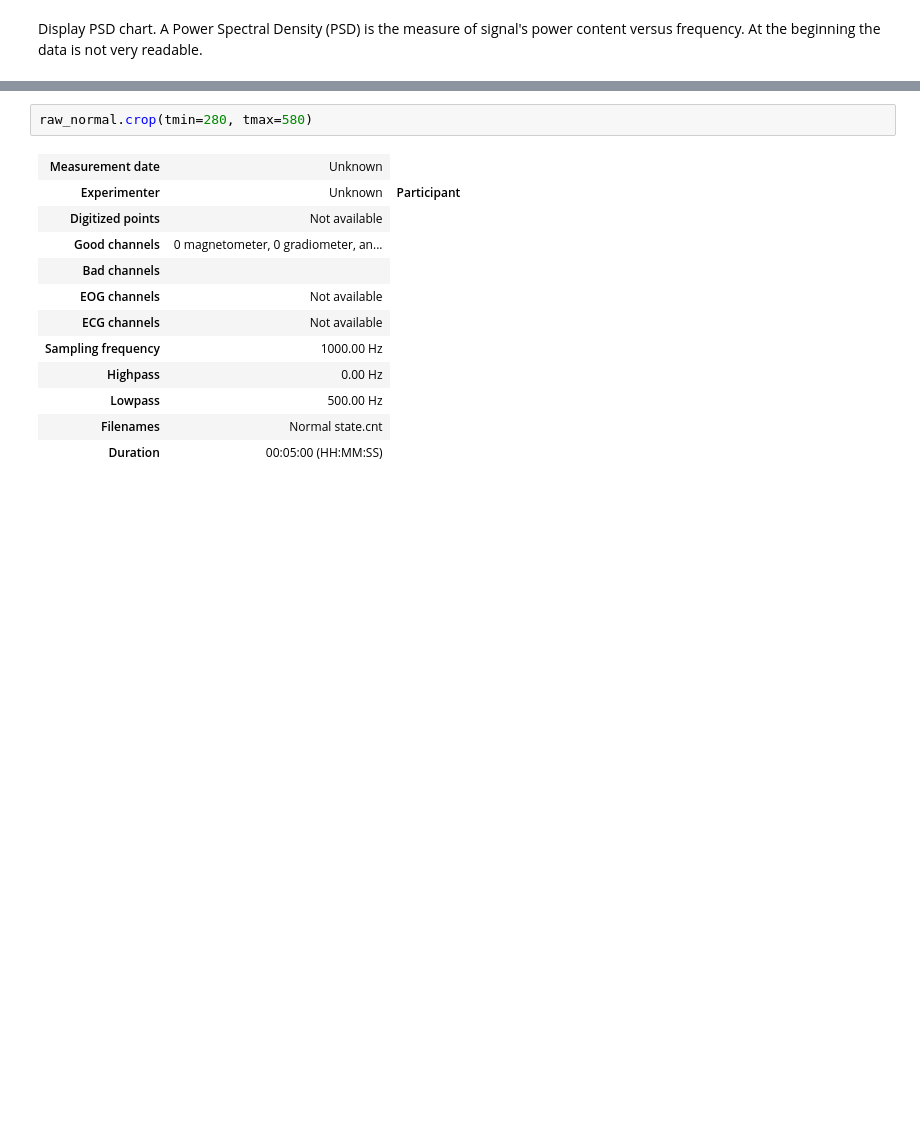
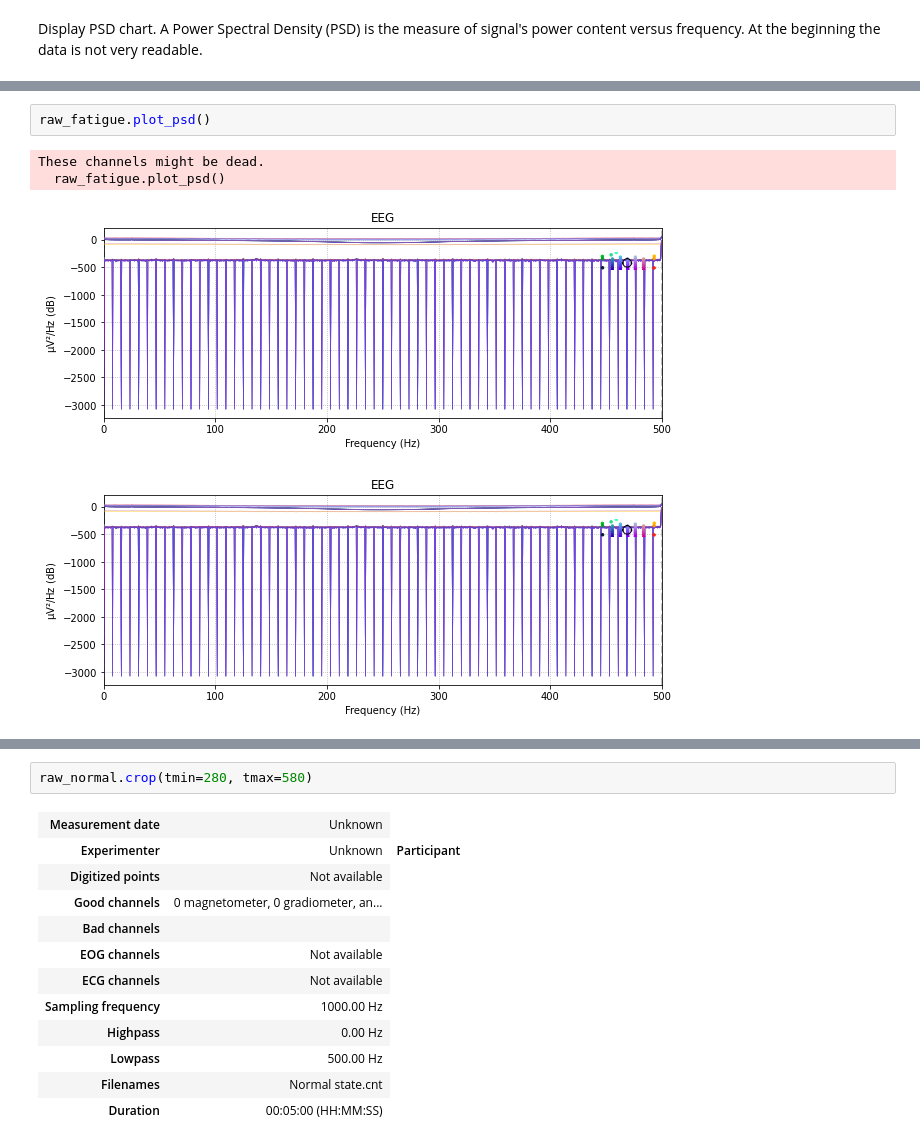
Before and after one commit to sskender/introduction-to-data-science, a Jupyter notebook: research.ipynb, the cells around one changed output, grey strips where cells are left out. Saved outputs shown, nothing was run; the diff lists cells and outputs as text; blank space fills up the shorter version.

```diff
--- a/research.ipynb
+++ b/research.ipynb
@@ -51,0 +62,7 @@ Also, because of the noise, do not take the last 20 seconds into account.
+# %%
+raw_fatigue.plot_psd()
+# %% [output]
+These channels might be dead.
+  raw_fatigue.plot_psd()
+[figure, added]
+[figure, added]
```
Also changed, not shown: parts of 38 cells of this notebook.
